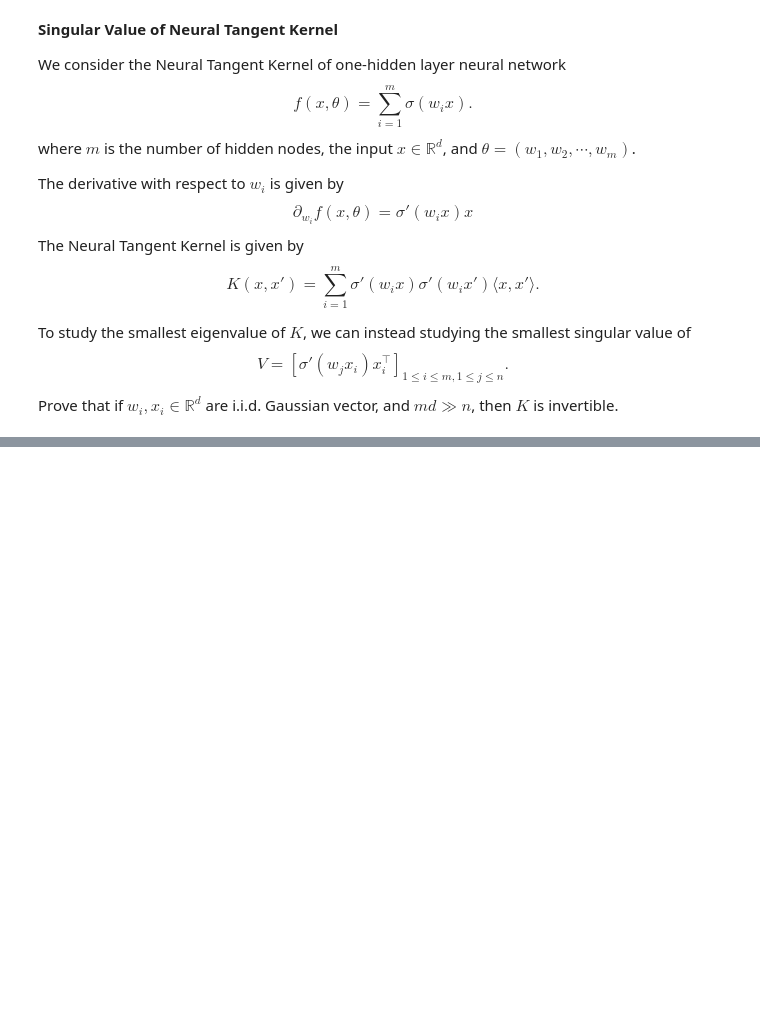
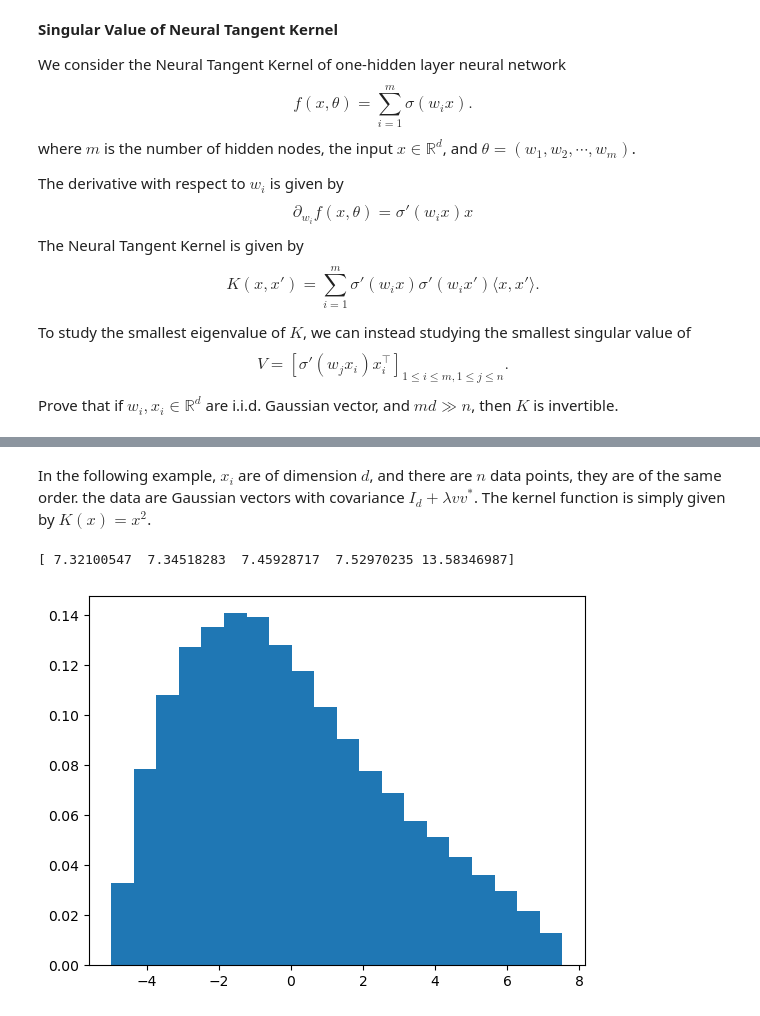
Before and after one commit to jiaoyang/Kernel-Matrix, a Jupyter notebook: Random_matrix_with_correlated_entries.ipynb, the cells around one changed output, grey strips where cells are left out. Saved outputs shown, nothing was run; the diff lists cells and outputs as text; code cells hidden in the pictures; blank space fills up the shorter version.

```diff
--- a/Random_matrix_with_correlated_entries.ipynb
+++ b/Random_matrix_with_correlated_entries.ipynb
@@ -200,0 +237,37 @@ Prove that if $w_i,x_i\in \mathbb R^d$ are i.i.d. Gaussian vector, and $md\gg n$
+# %% [markdown]
+In the following example, $x_i$ are of dimension $d$, and there are $n$ data points, they are of the same order. the data are Gaussian vectors with covariance $I_d+\lambda v v^*$.
+The kernel function is simply given by $K(x)=x^2$.
+# %%
+import numpy as np
+from matplotlib import pyplot as plt
+
+def Kfun(x):
+    (a,b)=x.shape
+    y=np.zeros((a,b))
+    for i in range(a):
+        for j in range(b):
+            if i!=j:
+                y[i,j]=x[i,j]**3
+    return y
+
+
+n=2000
+d=1600
+snr=4
+#v=np.random.normal(0,1,d)
+v=np.zeros(d)
+v[0]=1
+
+Sigma=np.eye(d)+snr* np.outer(v,v)/np.dot(v,v)
+data=np.random.normal(0,1,(n,d))
+Gram=np.matmul(np.matmul(data,Sigma), data.transpose())/np.sqrt(n)
+X2=Kfun(Gram)/np.sqrt(n)
+
+
+la=np.linalg.eigvalsh(X2)
+plt.hist(la[0:-1], 20, density=True)
+print(la[-5:])
+plt.show()
+# %% [output]
+[ 7.32100547  7.34518283  7.45928717  7.52970235 13.58346987]
+[figure, added]
```
Also changed, not shown: parts of 14 cells of this notebook.
